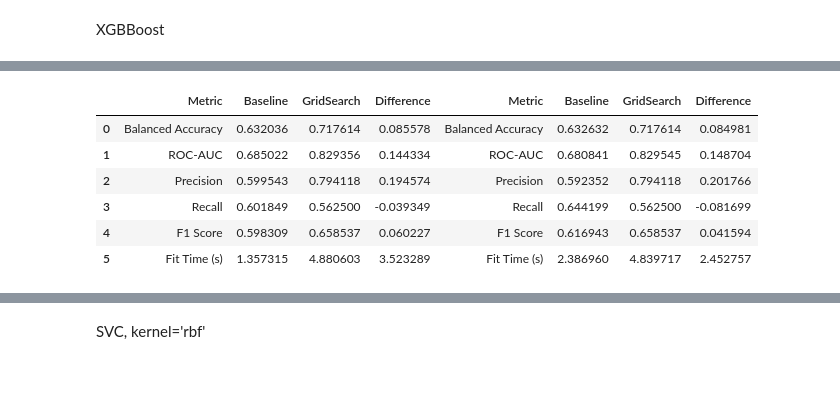
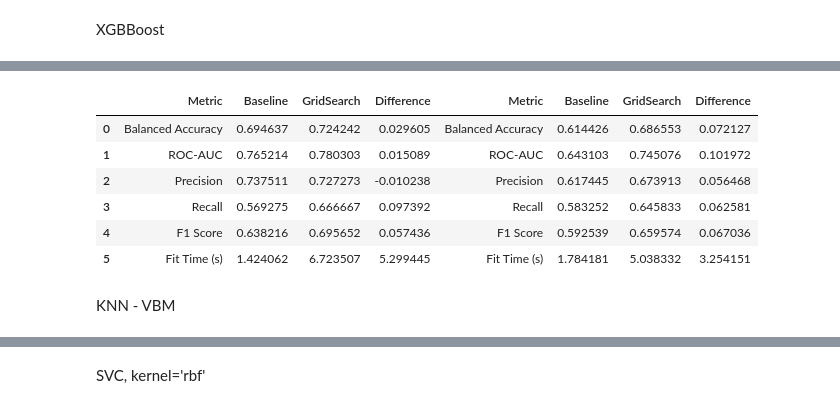
Before and after one commit to kenza-ily/24UCL_brain_mri_schizophrenia, a Jupyter notebook: brain_anatomy_schizophrenia_kenza-ily.ipynb, the cells around one changed output, grey strips where cells are left out. Saved outputs shown, nothing was run; the diff lists cells and outputs as text; code cells hidden in the pictures; blank space fills up the shorter version.

```diff
--- a/brain_anatomy_schizophrenia_kenza-ily.ipynb
+++ b/brain_anatomy_schizophrenia_kenza-ily.ipynb
@@ -1790,0 +1964,18 @@ result_df_svc_linear_gs_roi_group
+# %%
+# ---------- KNN / ROI / GridSearchCV / StratKFold
+
+# Define the feature extractor
+f_extractor = ROIsFeatureExtractor()
+
+start_time = time.time()
+result_df = evaluate_model_gridsearch(
+    model,
+    param_grid,
+    f_extractor,
+    X_train,
+    y_train_encoded,
+    X_test,
+    y_test_encoded,  # Pass groups if available, otherwise remove this argument
+)
+end_time = time.time()
+print(f"Elapsed time: {end_time-start_time}")
@@ -1790,0 +1985,3 @@ result_df_svc_linear_gs_roi_group
+# %%
+result_df_knn_roi_gs = result_df.copy()
+result_df_knn_roi_gs.T
@@ -1790,0 +1994,19 @@ result_df_svc_linear_gs_roi_group
+# %%
+# ---------- KNN / ROI / GridSearchCV / StratGroupKFold
+
+# Define the feature extractor
+f_extractor = ROIsFeatureExtractor()
+
+start_time = time.time()
+result_df_knn_roi_gs_groups = evaluate_model_gridsearch(
+    model,
+    param_grid,
+    f_extractor,
+    X_train,
+    y_train_encoded,
+    X_test,
+    y_test_encoded,
+    groups=groups,
+)
+end_time = time.time()
+print(f"Elapsed time: {end_time-start_time}")
@@ -1791,13 +2024,13 @@ result_df_svc_linear_gs_roi_group
 # %%
-megatable = pd.concat(
-    [result_df_svc_linear_gs_roi, result_df_svc_linear_gs_roi_group], axis=1
-)
+megatable = pd.concat([result_df_knn_roi_gs, result_df_knn_roi_gs_groups], axis=1)
 megatable
 # %% [output]
 |  | Metric | Baseline | GridSearch | Difference | Metric | Baseline | GridSearch | Difference |
-| 0 | Balanced Accuracy | 0.632036 | 0.717614 | 0.085578 | Balanced Accuracy | 0.632632 | 0.717614 | 0.084981 |
-| 1 | ROC-AUC | 0.685022 | 0.829356 | 0.144334 | ROC-AUC | 0.680841 | 0.829545 | 0.148704 |
-| 2 | Precision | 0.599543 | 0.794118 | 0.194574 | Precision | 0.592352 | 0.794118 | 0.201766 |
-| 3 | Recall | 0.601849 | 0.562500 | -0.039349 | Recall | 0.644199 | 0.562500 | -0.081699 |
-| 4 | F1 Score | 0.598309 | 0.658537 | 0.060227 | F1 Score | 0.616943 | 0.658537 | 0.041594 |
-| 5 | Fit Time (s) | 1.357315 | 4.880603 | 3.523289 | Fit Time (s) | 2.386960 | 4.839717 | 2.452757 |
+| 0 | Balanced Accuracy | 0.694637 | 0.724242 | 0.029605 | Balanced Accuracy | 0.614426 | 0.686553 | 0.072127 |
+| 1 | ROC-AUC | 0.765214 | 0.780303 | 0.015089 | ROC-AUC | 0.643103 | 0.745076 | 0.101972 |
+| 2 | Precision | 0.737511 | 0.727273 | -0.010238 | Precision | 0.617445 | 0.673913 | 0.056468 |
+| 3 | Recall | 0.569275 | 0.666667 | 0.097392 | Recall | 0.583252 | 0.645833 | 0.062581 |
+| 4 | F1 Score | 0.638216 | 0.695652 | 0.057436 | F1 Score | 0.592539 | 0.659574 | 0.067036 |
+| 5 | Fit Time (s) | 1.424062 | 6.723507 | 5.299445 | Fit Time (s) | 1.784181 | 5.038332 | 3.254151 |
+# %% [markdown]
+KNN - VBM
```
Also changed, not shown: parts of 85 cells of this notebook.
